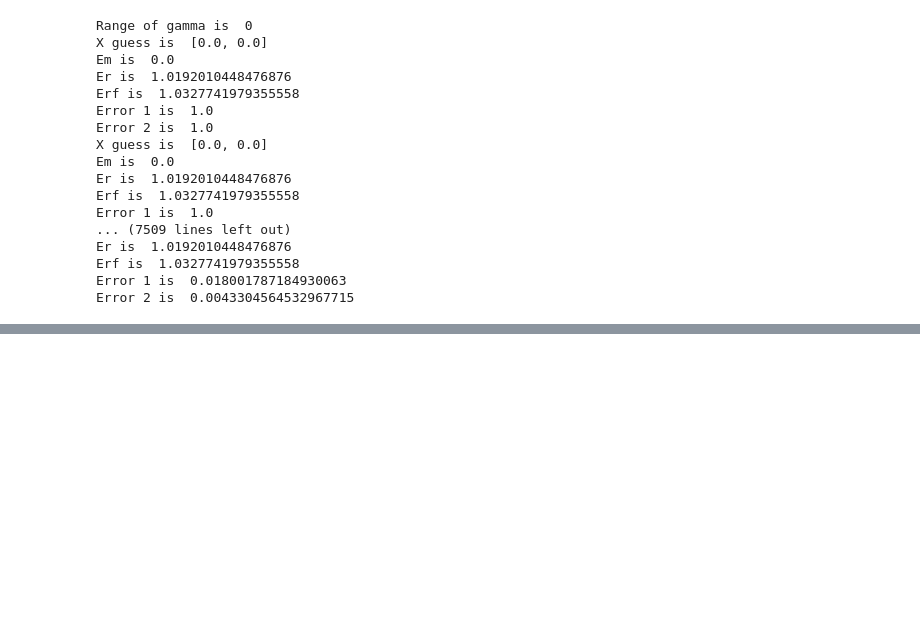
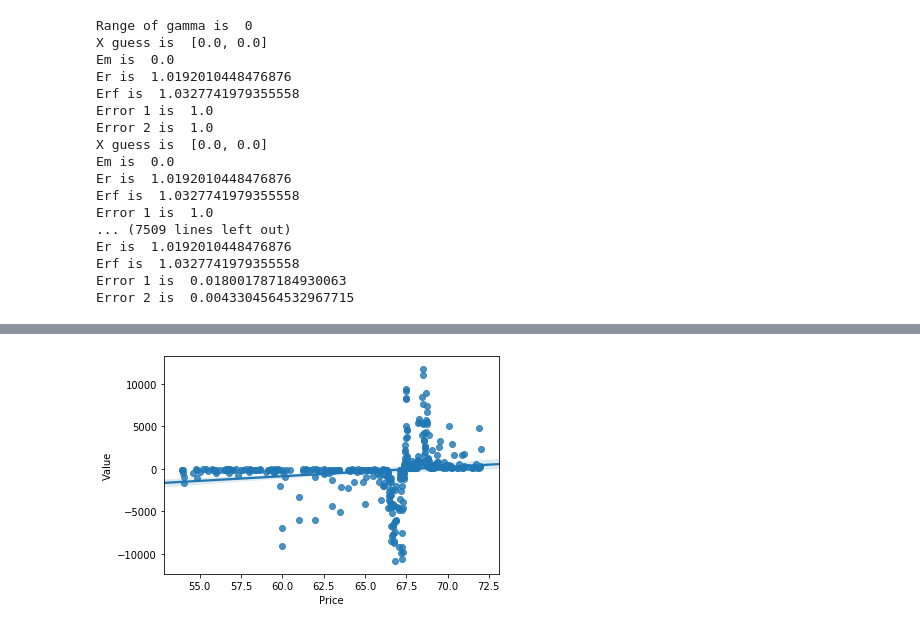
Before and after one commit to jeannesorin/BootCamp2019, a Jupyter notebook: ProblemSets/Econ/Week5/AssetPricing/Asset Pricing.ipynb, the cells around one changed output, grey strips where cells are left out. Saved outputs shown, nothing was run; the diff lists cells and outputs as text; code cells hidden in the pictures; blank space fills up the shorter version.

```diff
--- a/ProblemSets/Econ/Week5/AssetPricing/Asset Pricing.ipynb
+++ b/ProblemSets/Econ/Week5/AssetPricing/Asset Pricing.ipynb
@@ -368,0 +481,6 @@ array([0.        , 0.20833333, 0.41666667, 0.625     , 0.83333333,
+# %%
+essaiC = Orderbooks(C[5], p_low = 0.1, p_high = 0.9,
+                  q_low = 0.1, q_high = 0.9)
+essaiC.Plot_orderbook()
+# %% [output]
+[figure, added]
```
Also changed, not shown: parts of 38 cells of this notebook, 10 other files.
